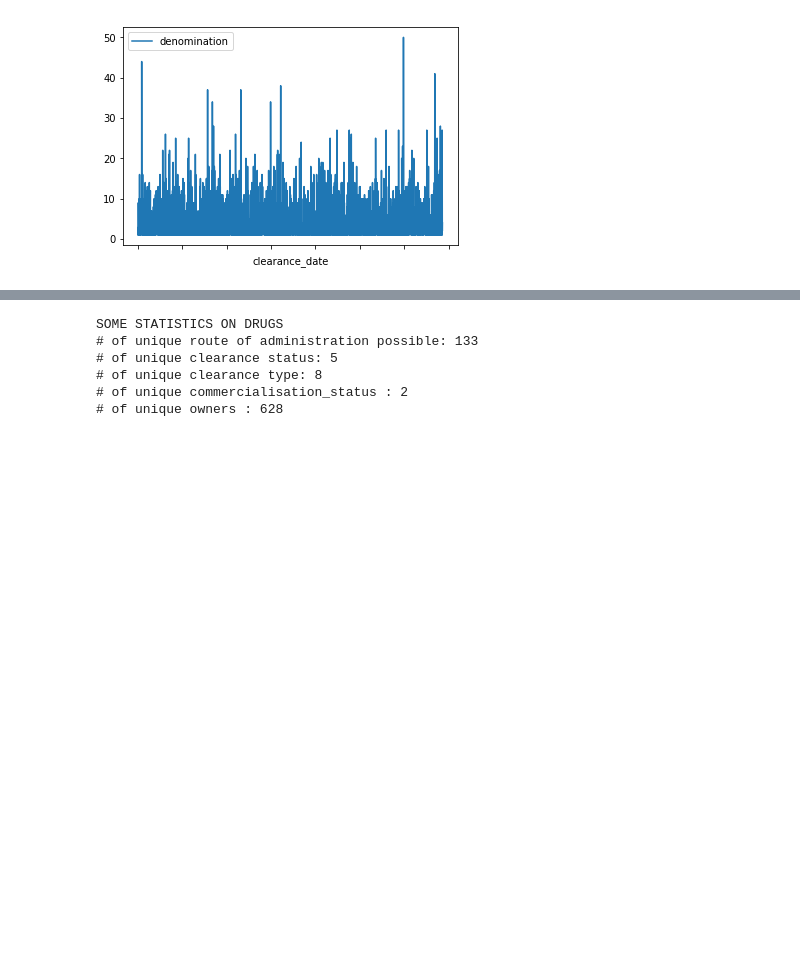
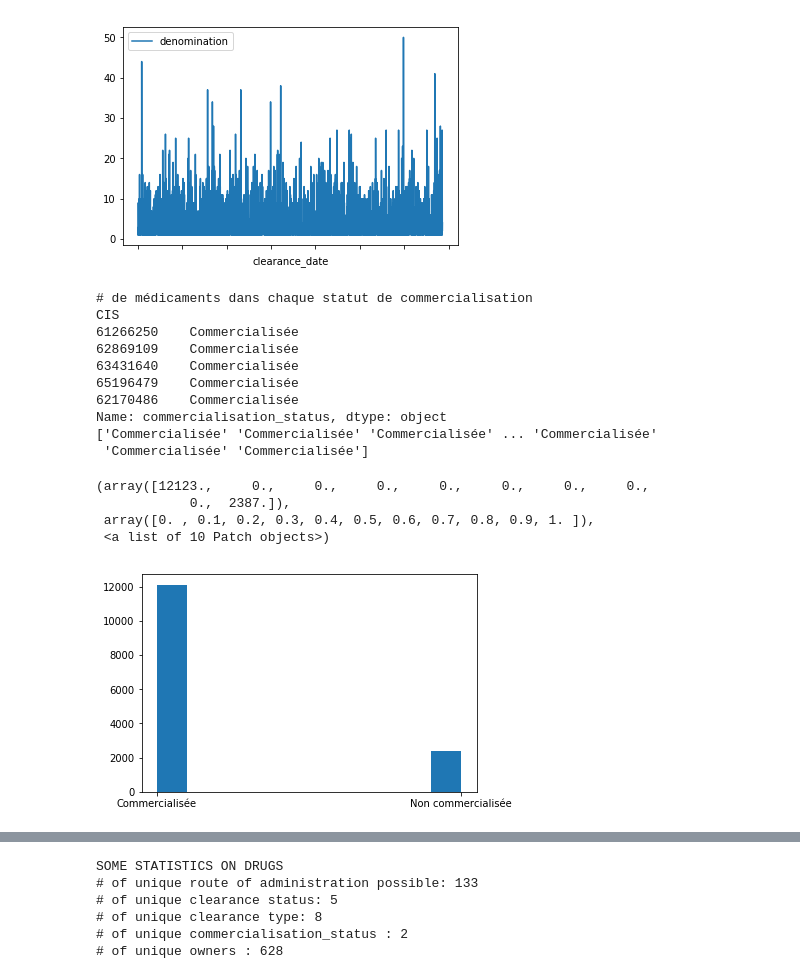
Before and after one commit to Alsyia/IS3024-data-mining, a Jupyter notebook: Medicmining.ipynb, the cells around one changed output, grey strips where cells are left out. Drawn from its saved outputs; the diff is of its cells as text; code cells hidden in the pictures; blank space fills up the shorter version.

```diff
--- a/Medicmining.ipynb
+++ b/Medicmining.ipynb
@@ -35,3 +43,27 @@ t.plot()
 Nombre de médicaments par jour dans drugs
 <matplotlib.axes._subplots.AxesSubplot at 0x...>
 [figure]
+# %%
+import numpy as np
+import matplotlib.pyplot as plt
+
+print("# de médicaments dans chaque statut de commercialisation")
+t = drugs['commercialisation_status']
+tab=t.values
+plt.hist(tab)
+# %% [output]
+# de médicaments dans chaque statut de commercialisation
+CIS
+61266250    Commercialisée
+62869109    Commercialisée
+63431640    Commercialisée
+65196479    Commercialisée
+62170486    Commercialisée
+Name: commercialisation_status, dtype: object
+['Commercialisée' 'Commercialisée' 'Commercialisée' ... 'Commercialisée'
+ 'Commercialisée' 'Commercialisée']
+(array([12123.,     0.,     0.,     0.,     0.,     0.,     0.,     0.,
+            0.,  2387.]),
+ array([0. , 0.1, 0.2, 0.3, 0.4, 0.5, 0.6, 0.7, 0.8, 0.9, 1. ]),
+ <a list of 10 Patch objects>)
+[figure, added]
```
Also changed, not shown: parts of 3 cells of this notebook.
